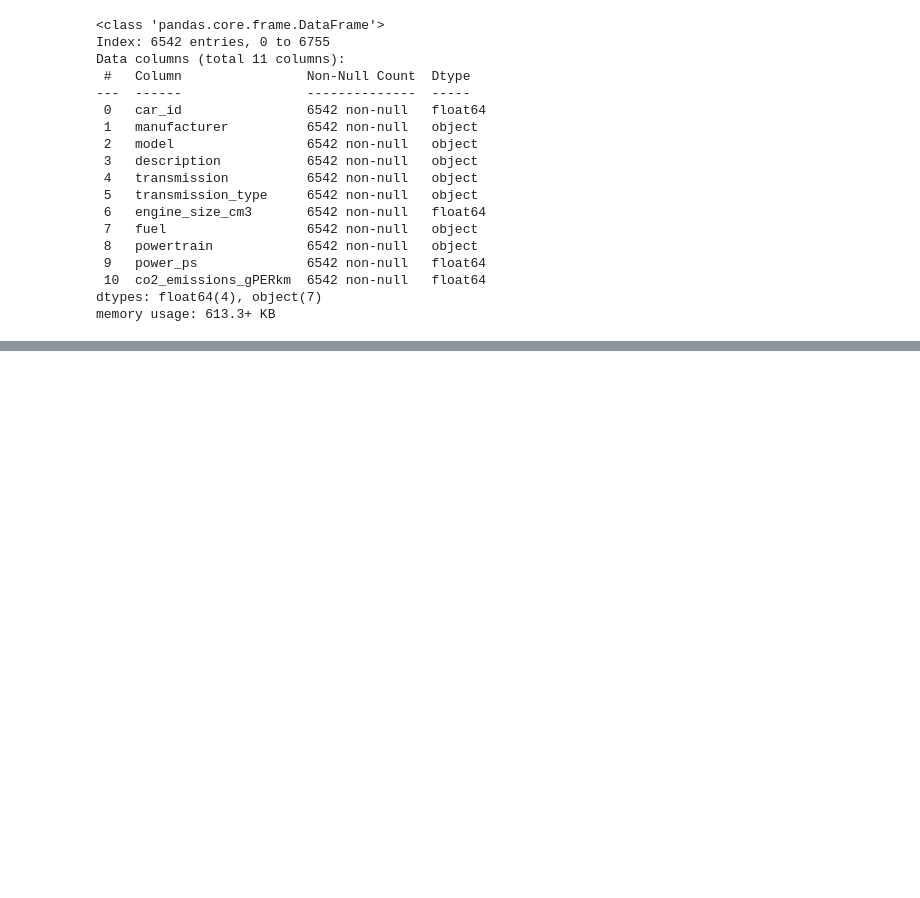
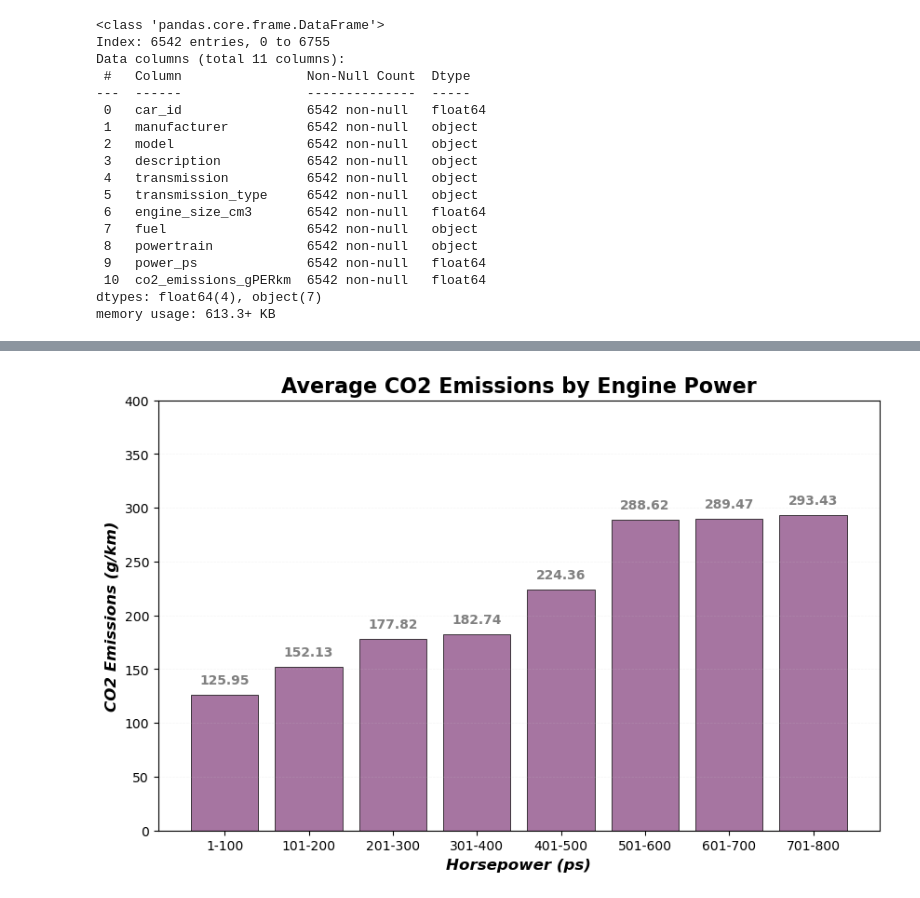
Before and after one commit to TheBoognish138/project_1_group_06, a Jupyter notebook: Gunelq/vehicle_emissions_EDA_Gunelq.ipynb, the cells around one changed output, grey strips where cells are left out. Cells and saved outputs as stored; diff of their text form; code cells hidden in the pictures; blank space fills up the shorter version.

```diff
--- a/Gunelq/vehicle_emissions_EDA_Gunelq.ipynb
+++ b/Gunelq/vehicle_emissions_EDA_Gunelq.ipynb
@@ -136,0 +238,9 @@ memory usage: 613.3+ KB
+# %%
+# Create bins for power ranges
+power_bins = [1, 100, 200, 300, 400, 500, 600, 700, 800]
+power_names = ["1-100", "101-200", "201-300", "301-400", "401-500", "501-600", "601-700", "701-800"]
+# %%
+# Add size ranges to DataFrame
+df_emissions_clean["power_ranges"] = pd.cut(df_emissions_clean.power_ps,
+                                              bins=power_bins, labels=power_names,
+                                              include_lowest=True)
@@ -136,0 +271,28 @@ memory usage: 613.3+ KB
+# %%
+# Get the data
+x = pd.DataFrame(emissions_summary)["power_range"]
+y = pd.DataFrame(emissions_summary)["emissions_mean"]
+
+# Create the plot
+plt.figure(figsize=(10, 6))
+
+# Bar plot with customizations
+plt.bar(x, y, color="#A675A1", edgecolor="black", linewidth=0.5)
+
+# Add rounded and bold data labels to the top of each bar
+for i, v in enumerate(y):
+    plt.text(i, v + 10, str(round(v, 2)), color='grey', ha='center', fontsize=10, fontweight='bold')
+
+# Customizations
+plt.xlabel("Horsepower (ps)", fontsize=12, fontstyle="italic", fontweight="bold")  # Make x-axis label bold
+plt.ylabel("CO2 Emissions (g/km)", fontsize=12, fontstyle="italic", fontweight="bold")  # Make y-axis label bold
+plt.title("Average CO2 Emissions by Engine Power", fontsize=16, fontweight="bold",color="black")
+plt.ylim(0, 400)
+
+# Add grid lines for the y-axis behind the bars
+plt.grid(axis="y", color="lightgrey", linestyle="--", linewidth=0.5, alpha=0.2, zorder=0)
+
+# Show the plot
+plt.show()
+# %% [output]
+[figure, added]
```
Also changed, not shown: parts of 7 cells of this notebook, 1 other file.
